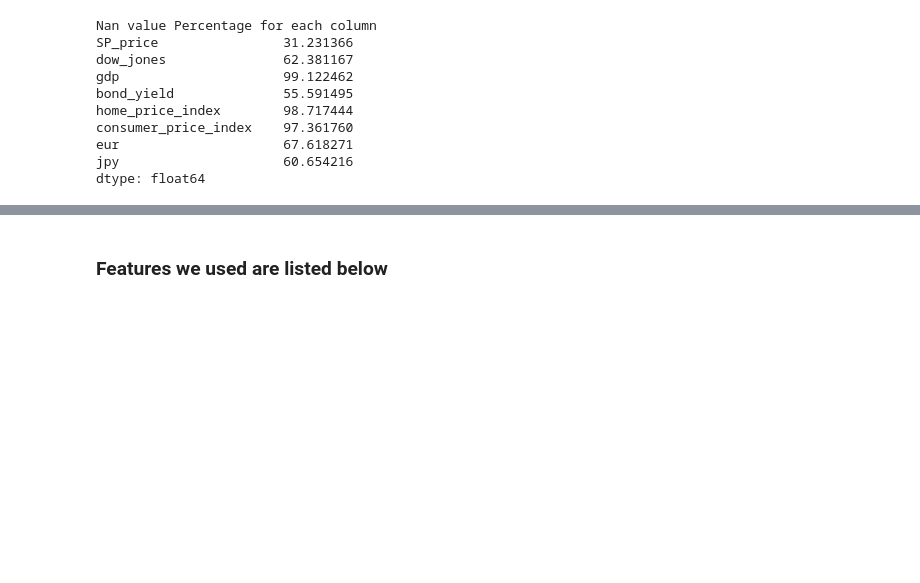
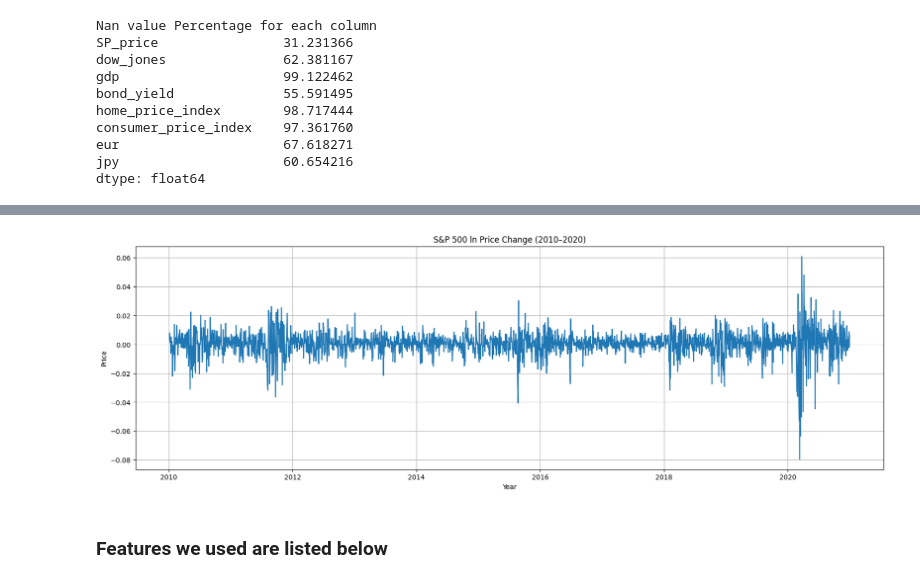
Before and after one commit to cocorowachi/CSC2621_SandP_Prediction, a Jupyter notebook: Data Process.ipynb, the cells around one changed output, grey strips where cells are left out. Saved outputs shown, nothing was run; the diff lists cells and outputs as text; code cells hidden in the pictures; blank space fills up the shorter version.

Commit message:
Add graph

```diff
--- a/Data Process.ipynb
+++ b/Data Process.ipynb
@@ -126,6 +126,18 @@ plt.grid(True)
 plt.show()
 # %% [output]
 [figure]
+# %%
+# plot change in price for final slide
+plt.figure(figsize=(20, 6))
+df_cut = df[(df['date'].dt.year >= 2010) & (df['date'].dt.year <= 2020)]
+plt.plot(df_cut['date'], df_cut['SP_price_ln'] - df_cut['SP_price_ln'].shift(1))
+plt.title('S&P 500 ln Price Change (2010–2020)')
+plt.xlabel('Year')
+plt.ylabel('Price')
+plt.grid(True)
+plt.show()
+# %% [output]
+[figure, added]
 # %% [markdown]
 ### Features we used are listed below
 # %%
```
